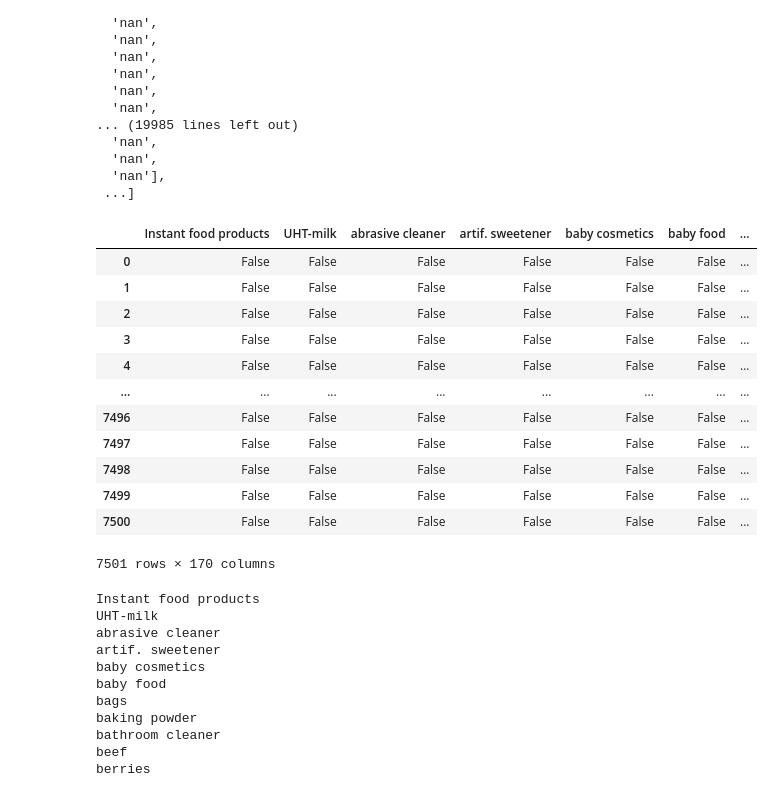
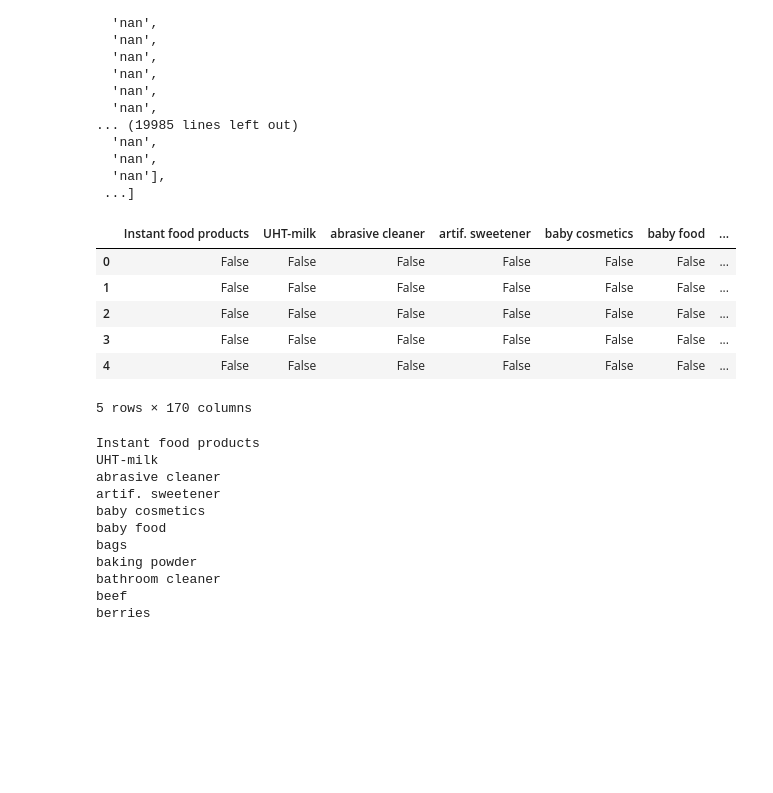
Before and after one commit to Rashay01/Machine-Learning-Notes, a Jupyter notebook: Day3 - Deep Learning .ipynb, the cells around one changed output. Saved outputs shown, nothing was run; the diff lists cells and outputs as text; code cells hidden in the pictures; blank space fills up the shorter version.

```diff
--- a/Day3 - Deep Learning .ipynb
+++ b/Day3 - Deep Learning .ipynb
@@ -476,23 +476,17 @@ list(records)
 # %%
 TE = TransactionEncoder()
 array = TE.fit(records).transform(records)
 
 transf_df = pd.DataFrame(array, columns = TE.columns_)
-transf_df
+transf_df.head(5)
 # %% [output]
 |  | Instant food products | UHT-milk | abrasive cleaner | artif. sweetener | baby cosmetics | baby food | ... |
 | 0 | False | False | False | False | False | False | ... |
 | 1 | False | False | False | False | False | False | ... |
 | 2 | False | False | False | False | False | False | ... |
 | 3 | False | False | False | False | False | False | ... |
 | 4 | False | False | False | False | False | False | ... |
-| ... | ... | ... | ... | ... | ... | ... | ... |
-| 7496 | False | False | False | False | False | False | ... |
-| 7497 | False | False | False | False | False | False | ... |
-| 7498 | False | False | False | False | False | False | ... |
-| 7499 | False | False | False | False | False | False | ... |
-| 7500 | False | False | False | False | False | False | ... |
-7501 rows × 170 columns
+5 rows × 170 columns
 # %%
 #check column names
 for col in transf_df.columns:
```
Also changed, not shown: parts of 8 cells of this notebook, 1 other file.
